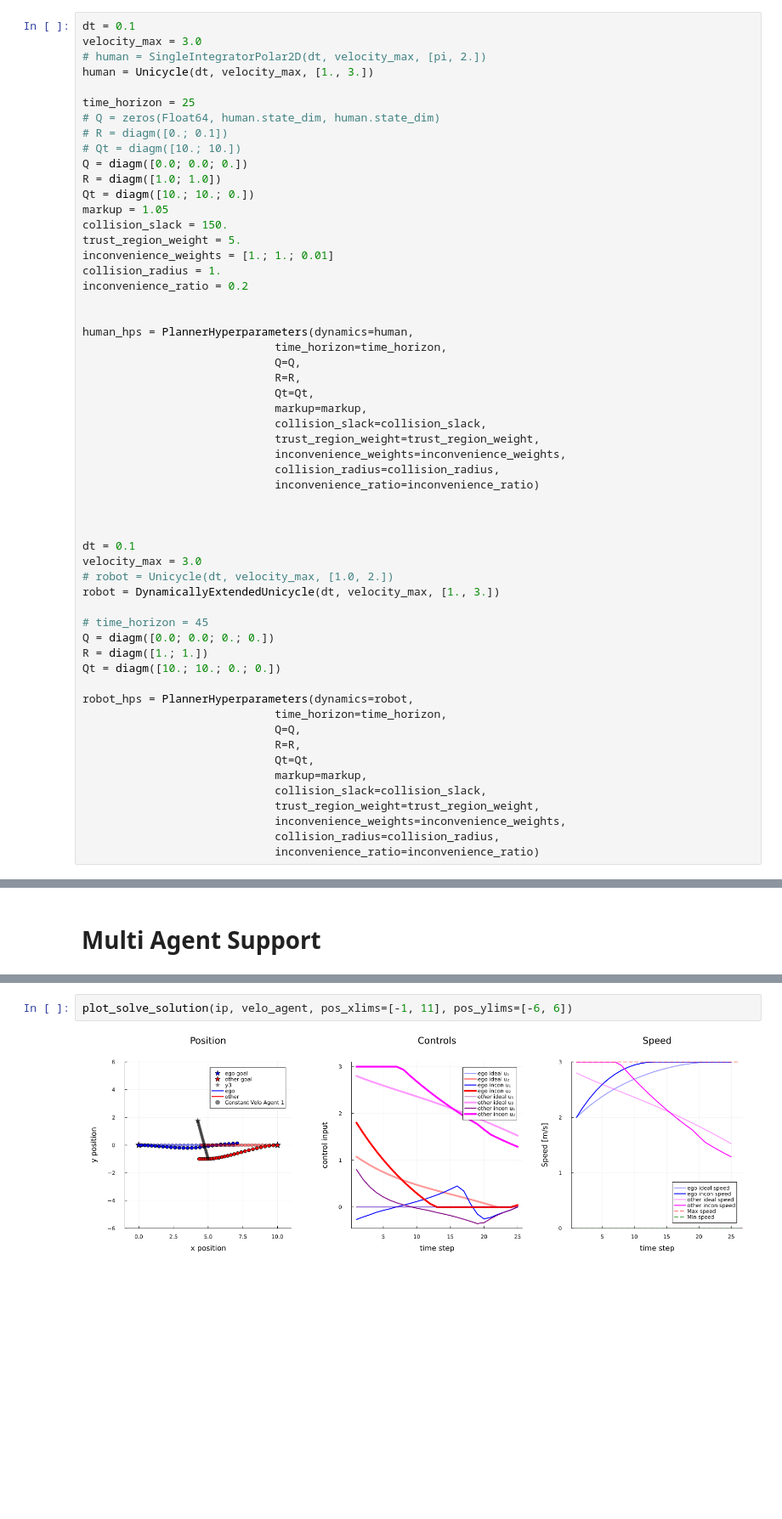
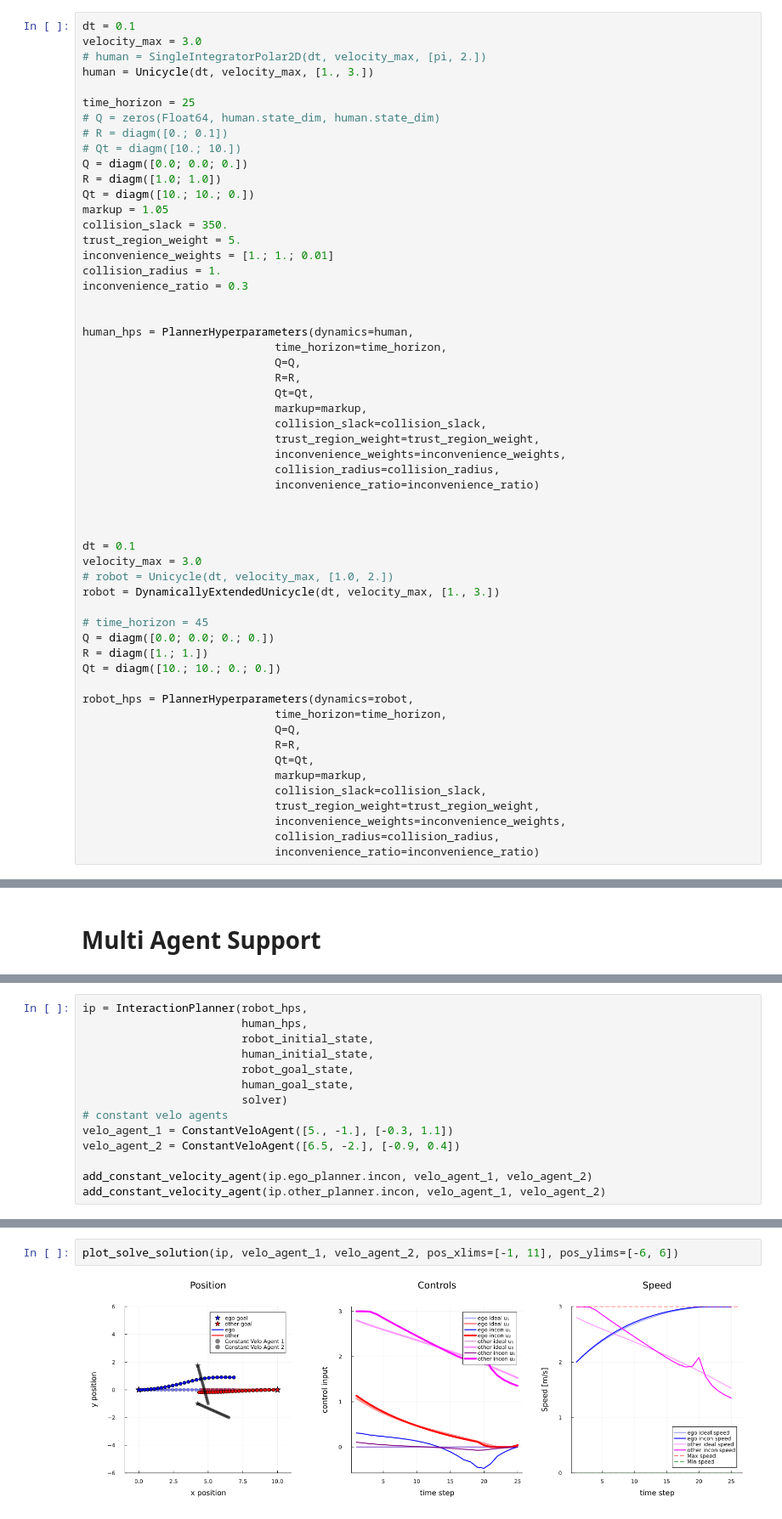
Before and after one commit to UW-CTRL/PHRI.jl, a Jupyter notebook: src/constant_velo_agents.ipynb, the cells around one changed output, grey strips where cells are left out. Shown at 85% size. Cells and saved outputs as stored; diff of their text form; blank space fills up the shorter version.

Commit message:
support for multiple constant velocity agents. TODO: Add sim implementation

```diff
--- a/src/constant_velo_agents.ipynb
+++ b/src/constant_velo_agents.ipynb
@@ -31,11 +31,11 @@ Q = diagm([0.0; 0.0; 0.])
 R = diagm([1.0; 1.0])
 Qt = diagm([10.; 10.; 0.])
 markup = 1.05
-collision_slack = 150.
+collision_slack = 350.
 trust_region_weight = 5.
 inconvenience_weights = [1.; 1.; 0.01]
 collision_radius = 1.
-inconvenience_ratio = 0.2
+inconvenience_ratio = 0.3
 
 
 human_hps = PlannerHyperparameters(dynamics=human,
@@ -126,0 +117,14 @@ solve(ip.other_planner.incon, velo_agent, iterations=10)
+# %%
+ip = InteractionPlanner(robot_hps,
+                        human_hps,
+                        robot_initial_state,
+                        human_initial_state,
+                        robot_goal_state,
+                        human_goal_state,
+                        solver)
+# constant velo agents
+velo_agent_1 = ConstantVeloAgent([5., -1.], [-0.3, 1.1])
+velo_agent_2 = ConstantVeloAgent([6.5, -2.], [-0.9, 0.4])
+
+add_constant_velocity_agent(ip.ego_planner.incon, velo_agent_1, velo_agent_2)
+add_constant_velocity_agent(ip.other_planner.incon, velo_agent_1, velo_agent_2)
@@ -127,4 +138,4 @@ solve(ip.other_planner.incon, velo_agent, iterations=10)
 # %%
-plot_solve_solution(ip, velo_agent, pos_xlims=[-1, 11], pos_ylims=[-6, 6])
+plot_solve_solution(ip, velo_agent_1, velo_agent_2, pos_xlims=[-1, 11], pos_ylims=[-6, 6])
 # %% [output]
-[figure, old version]
+[figure, new version]
```
Also changed, not shown: parts of 7 cells of this notebook, 3 other files.
